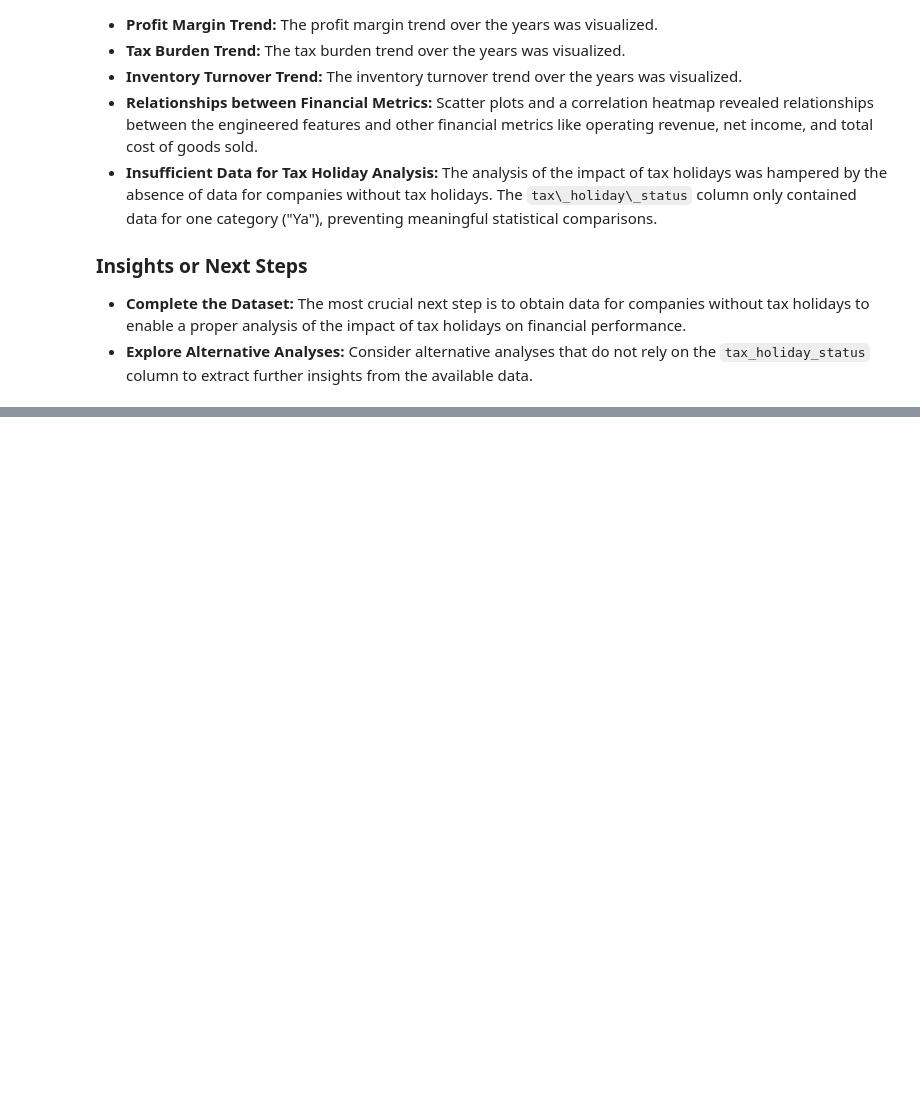
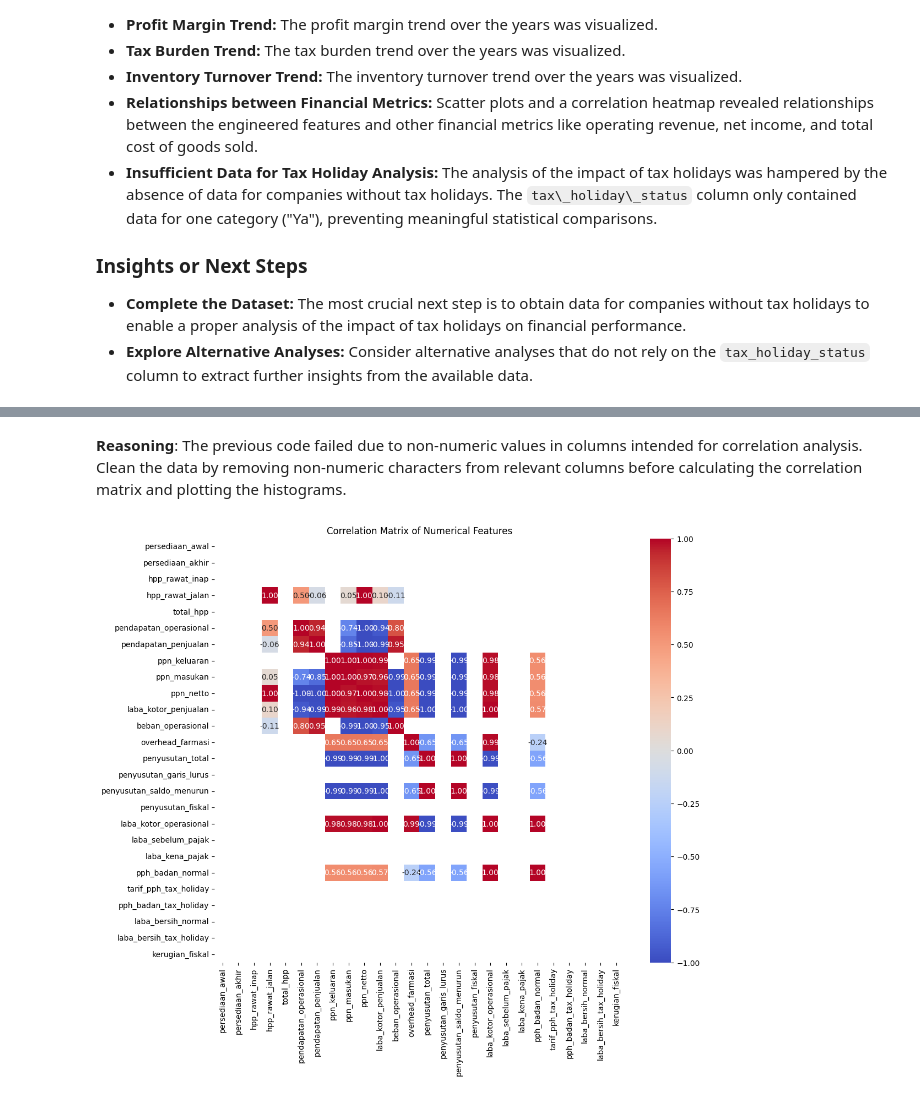
Before and after one commit to agnesgulo/ProjectPPH, a Jupyter notebook: Project_A.ipynb, the cells around one changed output, grey strips where cells are left out. Drawn from its saved outputs; the diff is of its cells as text; code cells hidden in the pictures; blank space fills up the shorter version.

```diff
--- a/Project_A.ipynb
+++ b/Project_A.ipynb
@@ -710,0 +872,42 @@ The analysis aimed to understand the impact of tax holidays on financial perform
+# %% [markdown]
+**Reasoning**:
+The previous code failed due to non-numeric values in columns intended for correlation analysis.  Clean the data by removing non-numeric characters from relevant columns before calculating the correlation matrix and plotting the histograms.
+# %%
+import matplotlib.pyplot as plt
+import seaborn as sns
+import numpy as np
+
+# Columns to clean
+cols_to_clean = ['persediaan_awal', 'persediaan_akhir', 'hpp_rawat_inap', 'hpp_rawat_jalan',
+                 'total_hpp', 'pendapatan_operasional', 'pendapatan_penjualan', 'ppn_keluaran',
+                 'ppn_masukan', 'ppn_netto', 'laba_kotor_penjualan', 'beban_operasional',
+                 'laba_kotor_operasional', 'laba_sebelum_pajak', 'laba_kena_pajak',
+                 'laba_bersih_normal', 'laba_bersih_tax_holiday']
+
+for col in cols_to_clean:
+    df[col] = df[col].astype(str).str.replace(r'[^\d.]', '', regex=True)
+    df[col] = pd.to_numeric(df[col], errors='coerce')
+
+# Recalculate and visualize the correlation matrix
+numerical_cols = df.select_dtypes(include=['number']).columns
+correlation_matrix = df[numerical_cols].corr()
+plt.figure(figsize=(12, 10))
+sns.heatmap(correlation_matrix, annot=True, cmap='coolwarm', fmt=".2f")
+plt.title('Correlation Matrix of Numerical Features')
+plt.show()
+
+# Visualize the distribution of numerical features (histograms)
+numerical_cols = df.select_dtypes(include=['number']).columns
+num_plots = len(numerical_cols)
+fig, axes = plt.subplots(num_plots, 1, figsize=(10, 5 * num_plots))
+
+for i, col in enumerate(numerical_cols):
+    try:
+        df[col].plot(kind='hist', ax=axes[i], title=col)
+    except Exception as e:
+        print(f"Error plotting {col}: {e}")
+
+plt.tight_layout()
+plt.show()
+# %% [output]
+[figure, added]
```
Also changed, not shown: parts of 57 cells of this notebook.
